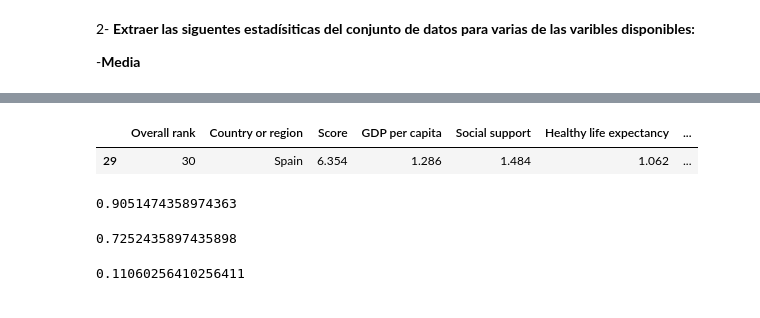
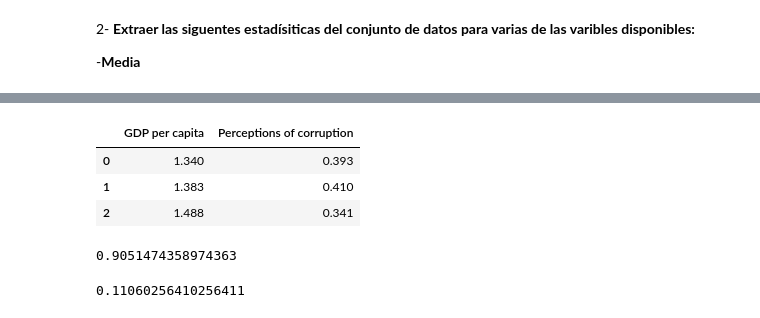
Before and after one commit to Adalab/Adalab-DA-promo-A-module-2-pairprog-2-pair-1-Guada_Lara, a Jupyter notebook: ESTADÍSTICA/1_Pair_Programming_Estadistica_1.ipynb, the cells around one changed output, grey strips where cells are left out. Cells and saved outputs as stored; diff of their text form; code cells hidden in the pictures.

```diff
--- a/ESTADÍSTICA/1_Pair_Programming_Estadistica_1.ipynb
+++ b/ESTADÍSTICA/1_Pair_Programming_Estadistica_1.ipynb
@@ -36,22 +39,19 @@ df.describe().T
 | Freedom to make life choices | 156.0 | 0.392571 | 0.143289 | 0.000 | 0.30800 | 0.4170 | 0.50725 | 0.631 |
 | Generosity | 156.0 | 0.184846 | 0.095254 | 0.000 | 0.10875 | 0.1775 | 0.24825 | 0.566 |
 | Perceptions of corruption | 156.0 | 0.110603 | 0.094538 | 0.000 | 0.04700 | 0.0855 | 0.14125 | 0.453 |
-# %%
-df_españa = df[df["Country or region"] == "Spain"]
-df_españa
-# %% [output]
-|  | Overall rank | Country or region | Score | GDP per capita | Social support | Healthy life expectancy | ... |
-| 29 | 30 | Spain | 6.354 | 1.286 | 1.484 | 1.062 | ... |
+# %%
+df_proyecto = df[["GDP per capita", "Perceptions of corruption"]]
+df_proyecto.head(3)
+# %% [output]
+|  | GDP per capita | Perceptions of corruption |
+| 0 | 1.340 | 0.393 |
+| 1 | 1.383 | 0.410 |
+| 2 | 1.488 | 0.341 |
 # %%
 media_gdp = df["GDP per capita"].mean()
 media_gdp
 # %% [output]
 0.9051474358974363
-# %%
-media_healthy = df["Healthy life expectancy"].mean()
-media_healthy
-# %% [output]
-0.7252435897435898
 # %%
 media_corruption = np.mean(df["Perceptions of corruption"])
 media_corruption
```
Also changed, not shown: parts of 24 cells of this notebook, 1 other file.
